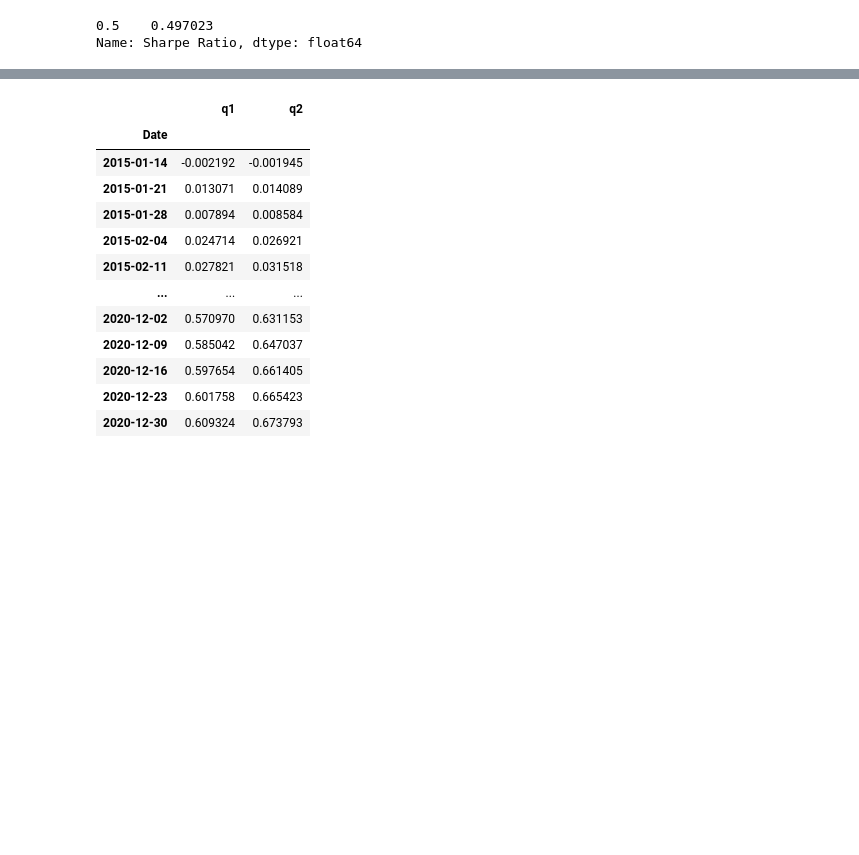
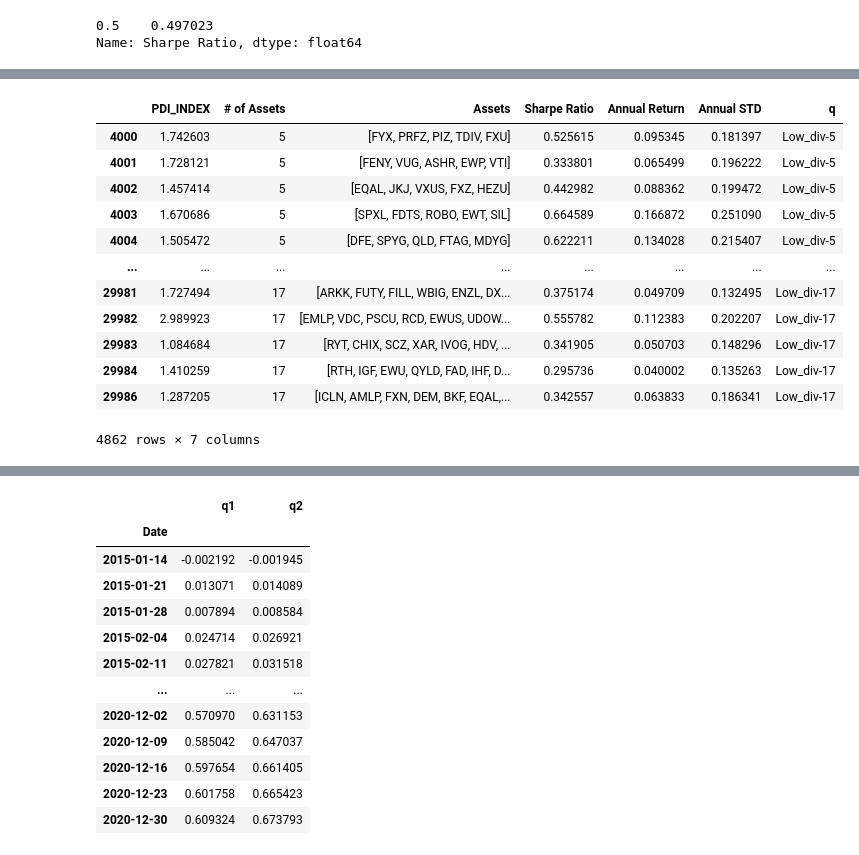
Before and after one commit to alexandgg/Streamlit-app, a Jupyter notebook: etf.ipynb, the cells around one changed output, grey strips where cells are left out. Saved outputs shown, nothing was run; the diff lists cells and outputs as text; code cells hidden in the pictures; blank space fills up the shorter version.

```diff
--- a/etf.ipynb
+++ b/etf.ipynb
@@ -195,0 +231,19 @@ dict_keys([])
+# %%
+low_q = df_1
+low_q["q"] = "Low_div"
+low_q["q"] = low_q["q"]+"-"+low_q["# of Assets"]
+low_q
+# %% [output]
+|  | PDI_INDEX | # of Assets | Assets | Sharpe Ratio | Annual Return | Annual STD | q |
+| 4000 | 1.742603 | 5 | [FYX, PRFZ, PIZ, TDIV, FXU] | 0.525615 | 0.095345 | 0.181397 | Low_div-5 |
+| 4001 | 1.728121 | 5 | [FENY, VUG, ASHR, EWP, VTI] | 0.333801 | 0.065499 | 0.196222 | Low_div-5 |
+| 4002 | 1.457414 | 5 | [EQAL, JKJ, VXUS, FXZ, HEZU] | 0.442982 | 0.088362 | 0.199472 | Low_div-5 |
+| 4003 | 1.670686 | 5 | [SPXL, FDTS, ROBO, EWT, SIL] | 0.664589 | 0.166872 | 0.251090 | Low_div-5 |
+| 4004 | 1.505472 | 5 | [DFE, SPYG, QLD, FTAG, MDYG] | 0.622211 | 0.134028 | 0.215407 | Low_div-5 |
+| ... | ... | ... | ... | ... | ... | ... | ... |
+| 29981 | 1.727494 | 17 | [ARKK, FUTY, FILL, WBIG, ENZL, DX... | 0.375174 | 0.049709 | 0.132495 | Low_div-17 |
+| 29982 | 2.989923 | 17 | [EMLP, VDC, PSCU, RCD, EWUS, UDOW... | 0.555782 | 0.112383 | 0.202207 | Low_div-17 |
+| 29983 | 1.084684 | 17 | [RYT, CHIX, SCZ, XAR, IVOG, HDV, ... | 0.341905 | 0.050703 | 0.148296 | Low_div-17 |
+| 29984 | 1.410259 | 17 | [RTH, IGF, EWU, QYLD, FAD, IHF, D... | 0.295736 | 0.040002 | 0.135263 | Low_div-17 |
+| 29986 | 1.287205 | 17 | [ICLN, AMLP, FXN, DEM, BKF, EQAL,... | 0.342557 | 0.063833 | 0.186341 | Low_div-17 |
+4862 rows × 7 columns
```
Also changed, not shown: parts of 27 cells of this notebook.
